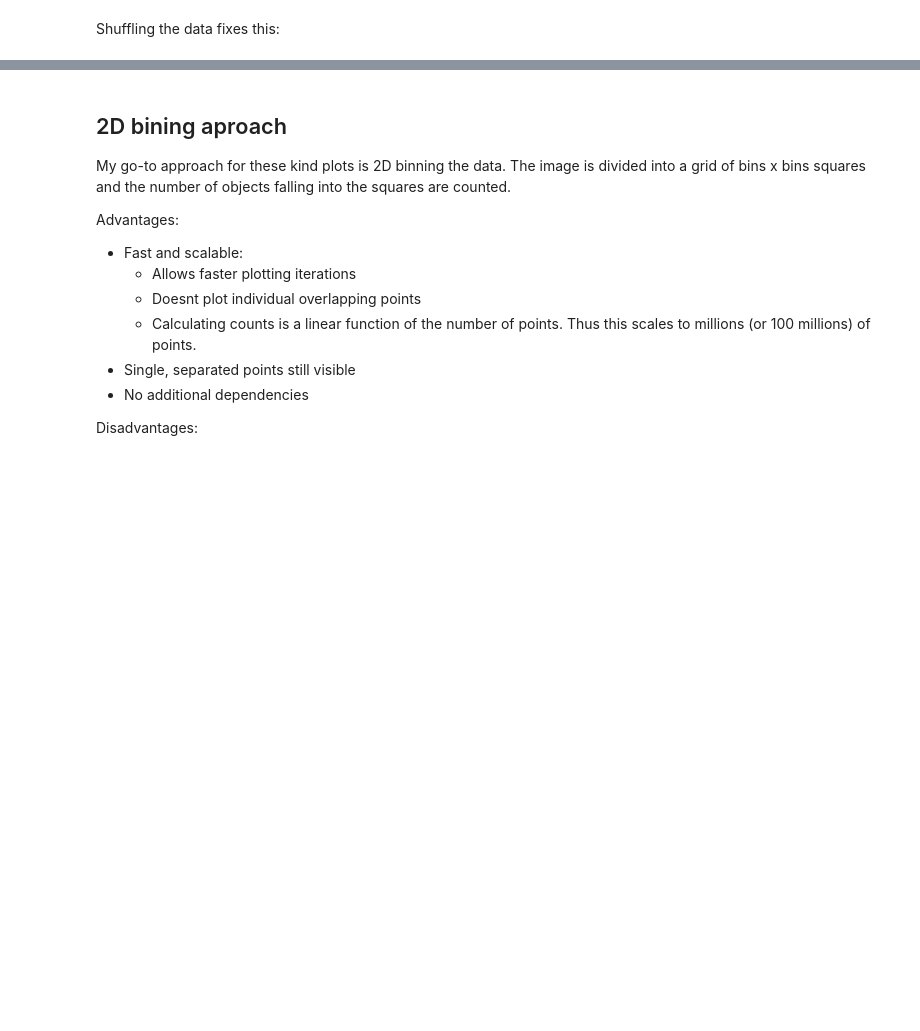
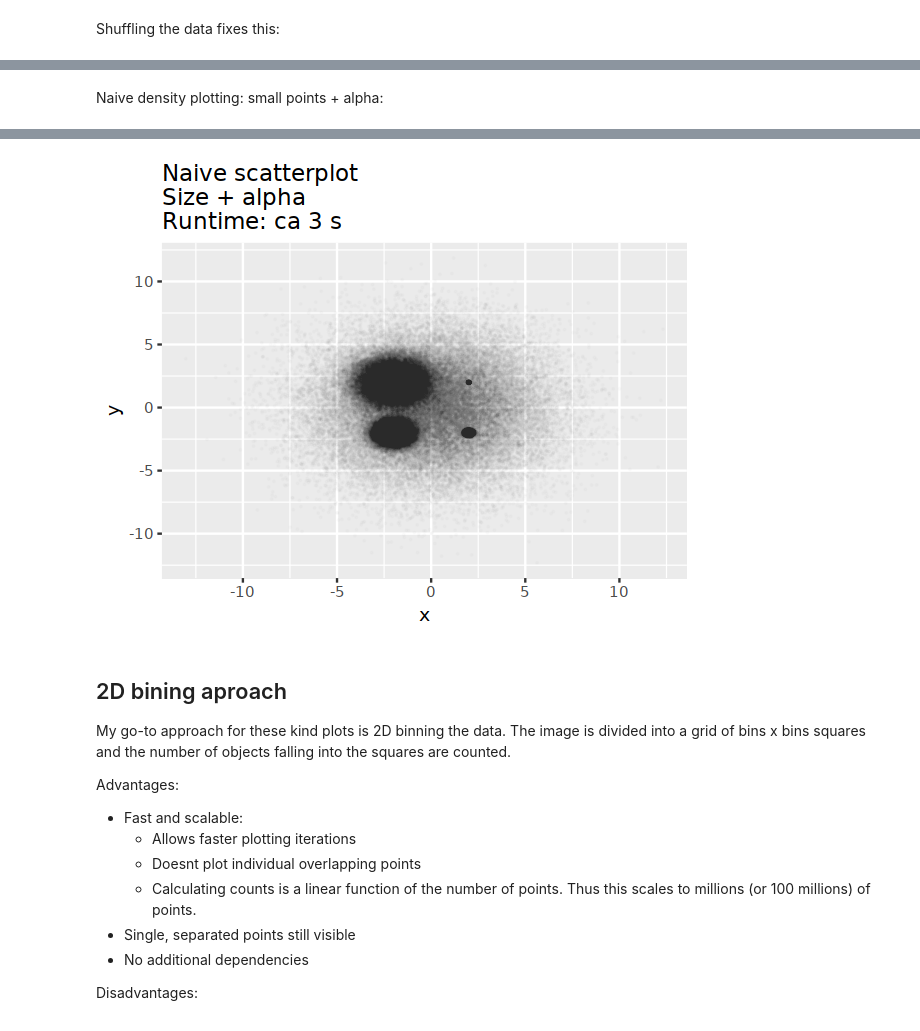
Before and after one commit to votti/vz-varia, a Jupyter notebook: heatscatter_example/heatscatter_example.ipynb, the cells around one changed output, grey strips where cells are left out. Saved outputs shown, nothing was run; the diff lists cells and outputs as text; code cells hidden in the pictures; blank space fills up the shorter version.

```diff
--- a/heatscatter_example/heatscatter_example.ipynb
+++ b/heatscatter_example/heatscatter_example.ipynb
@@ -114,0 +128,10 @@ system.time({print(p)})
+# %% [markdown]
+Naive density plotting: small points + alpha:
+# %%
+
+p <- ggplot(dists_shuffled, aes(x=x, y=y))+
+    geom_point(size=0.1, alpha=0.01)+
+    ggtitle('Naive scatterplot\nSize + alpha\nRuntime: ca 3 s')
+
+system.time({print(p)})
+# %% [output]
@@ -115,3 +140,4 @@ system.time({print(p)})
+[figure, added]
 # %% [markdown]
 ## 2D bining aproach
 
```
Also changed, not shown: parts of 27 cells of this notebook, 1 other file.
